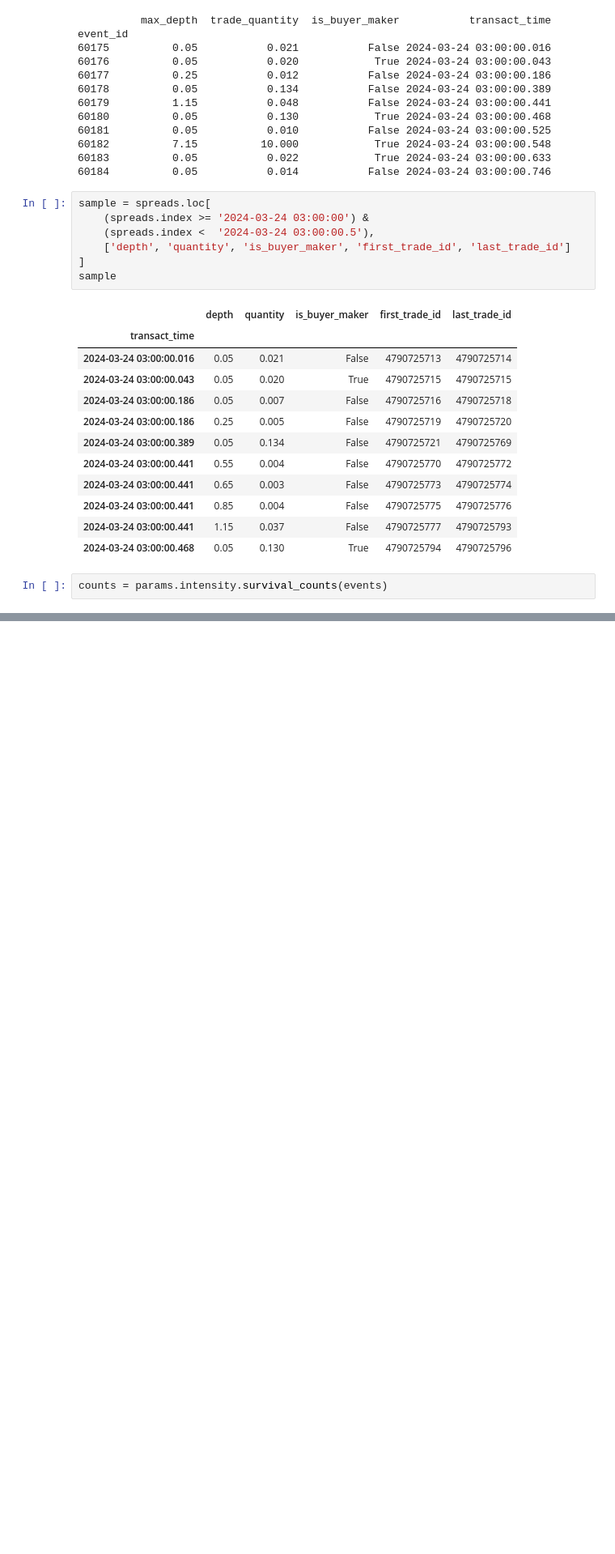
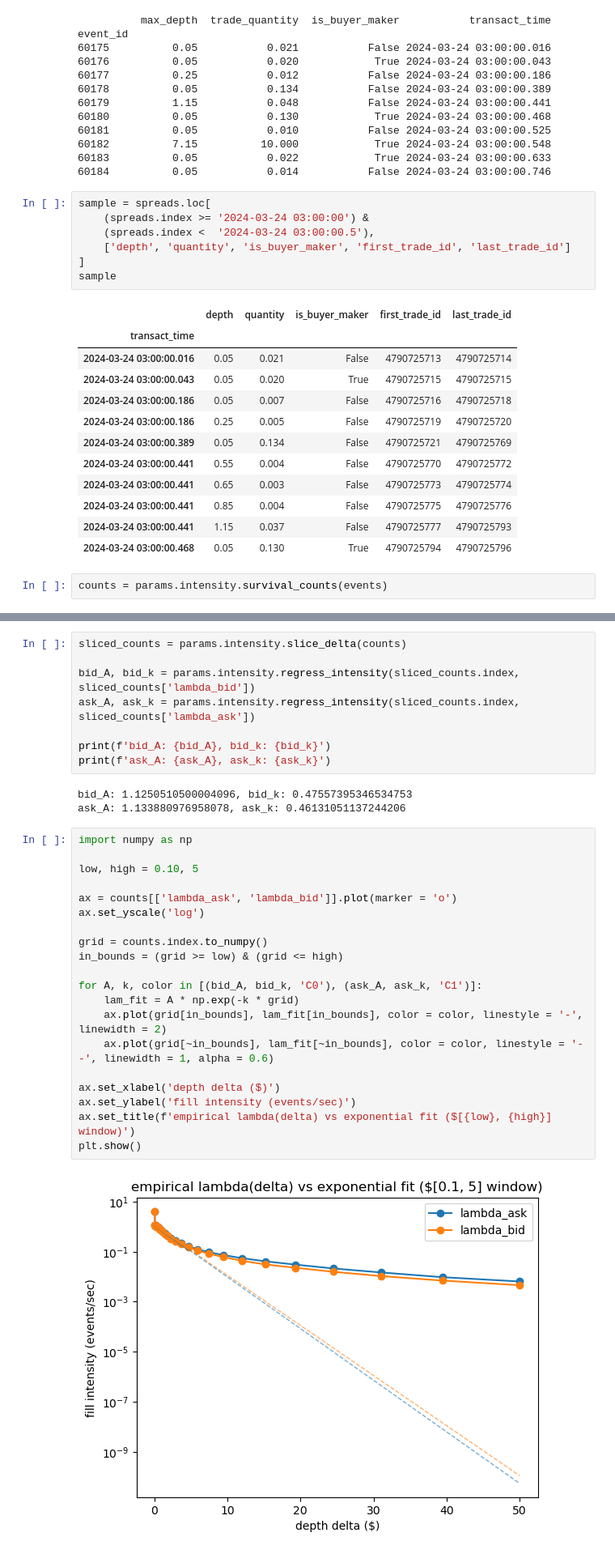
Before and after one commit to akshathp0/avellaneda-stoikov, a Jupyter notebook: validate_data.ipynb, the cells around one changed output, grey strips where cells are left out. Shown at 81% size. Cells and saved outputs as stored; diff of their text form; blank space fills up the shorter version.

Commit message:
regression done, A and k estimated

```diff
--- a/validate_data.ipynb
+++ b/validate_data.ipynb
@@ -222,0 +223,33 @@ Text(0, 0.5, 'fill intensity (events / sec)')
+# %%
+sliced_counts = params.intensity.slice_delta(counts)
+
+bid_A, bid_k = params.intensity.regress_intensity(sliced_counts.index, sliced_counts['lambda_bid'])
+ask_A, ask_k = params.intensity.regress_intensity(sliced_counts.index, sliced_counts['lambda_ask'])
+
+print(f'bid_A: {bid_A}, bid_k: {bid_k}')
+print(f'ask_A: {ask_A}, ask_k: {ask_k}')
+# %% [output]
+bid_A: 1.1250510500004096, bid_k: 0.47557395346534753
+ask_A: 1.133880976958078, ask_k: 0.46131051137244206
+# %%
+import numpy as np
+
+low, high = 0.10, 5
+
+ax = counts[['lambda_ask', 'lambda_bid']].plot(marker = 'o')
+ax.set_yscale('log')
+
+grid = counts.index.to_numpy()
+in_bounds = (grid >= low) & (grid <= high)
+
+for A, k, color in [(bid_A, bid_k, 'C0'), (ask_A, ask_k, 'C1')]:
+    lam_fit = A * np.exp(-k * grid)
+    ax.plot(grid[in_bounds], lam_fit[in_bounds], color = color, linestyle = '-', linewidth = 2)
+    ax.plot(grid[~in_bounds], lam_fit[~in_bounds], color = color, linestyle = '--', linewidth = 1, alpha = 0.6)
+
+ax.set_xlabel('depth delta ($)')
+ax.set_ylabel('fill intensity (events/sec)')
+ax.set_title(f'empirical lambda(delta) vs exponential fit ($[{low}, {high}] window)')
+plt.show()
+# %% [output]
+[figure, added]
```
Also changed, not shown: parts of 1 cell of this notebook, 2 other files.
